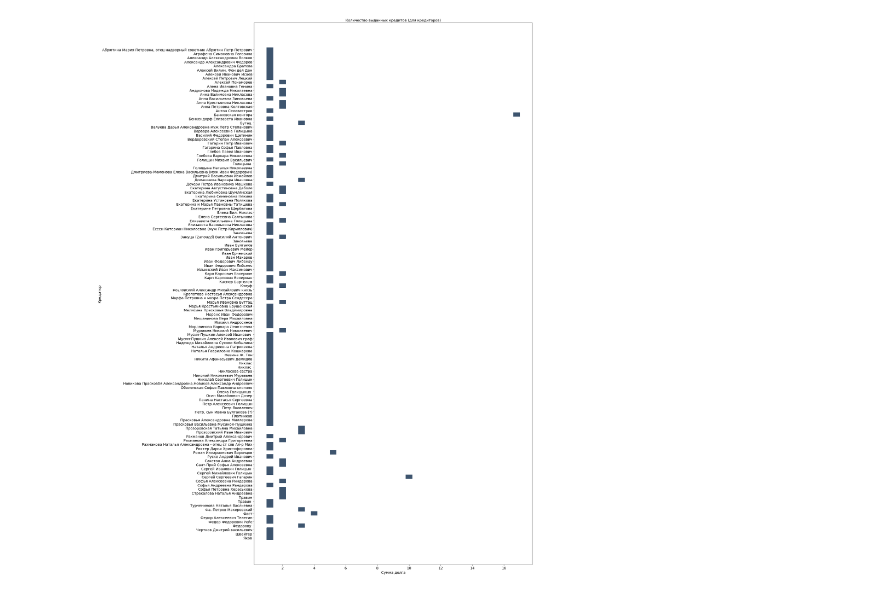
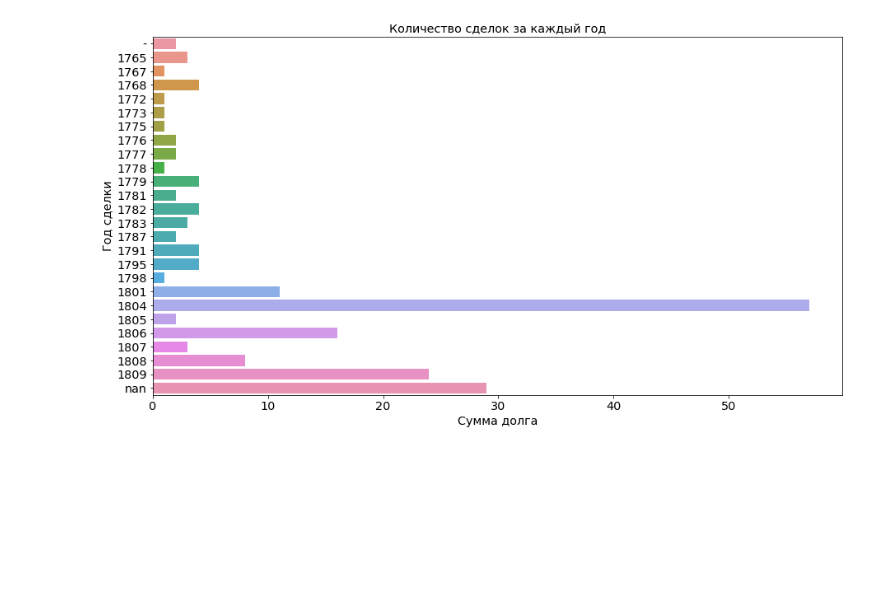
Before and after one commit to paulyurlov/corse-work-Debt_relations_in_famous_families_of_Russia_in_the_18th-19th_centuries, a Jupyter notebook: Analyse.ipynb, the cells around one changed output. Saved outputs shown, nothing was run; the diff lists cells and outputs as text; code cells hidden in the pictures; blank space fills up the shorter version.

```diff
--- a/Analyse.ipynb
+++ b/Analyse.ipynb
@@ -23,0 +11,11 @@ df
+# %%
+CREDENTIALS_FILE = 'service_account.json'
+
+credentials = ServiceAccountCredentials.from_json_keyfile_name(CREDENTIALS_FILE,
+                                                               ['https://www.googleapis.com/auth/spreadsheets'])
+gc = gspread.authorize(credentials)
+url = 'https://docs.google.com/spreadsheets/d/1MiQ7UPF9T9YXzaadFONsuoXQJUTPs1k1XREEqXfmNzw/edit#gid=1488630400'
+
+df = download_main(gc, url)
+trim_df(df)
+df
@@ -47,7 +80,3 @@ plot.figure.set_size_inches(20, 20)
-# %%
-df = df[df['Сумма долга'] != 'неизвестно'].copy()
-df['Сумма долга'] = df['Сумма долга'].apply(lambda x : x.split(sep=',')[0])
-df['Сумма долга'] = df['Сумма долга'].astype(np.float64)
 # %%
 import matplotlib.pylab as pylab
 params = {'legend.fontsize': 'x-large',
@@ -78,6 +202,7 @@ plot.figure.set_size_inches(10, 14)
 # %%
-tmp = df[['Кредитор', 'Сумма долга']].groupby(by=['Кредитор']).count()
-plot = sns.histplot(data=tmp, x='Сумма долга', y='Кредитор').set_title('Количество выданных кредитов (для кредиторов)')
-plot.figure.set_size_inches(20, 40)
+tmp = df[['Год сделки', 'Сумма долга']].groupby(by=['Год сделки']).count()
+tmp['Год сделки'] = tmp.index
+plot = sns.barplot(data=tmp, x='Сумма долга', y='Год сделки').set_title('Количество сделок за каждый год')
+plot.figure.set_size_inches(15, 8)
 # %% [output]
-[figure, old version]
+[figure, new version]
```
Also changed, not shown: parts of 29 cells of this notebook.
